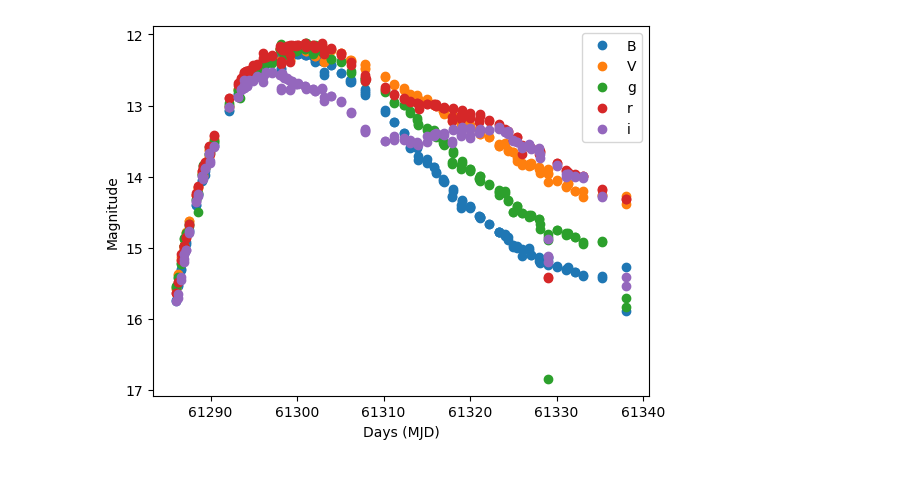
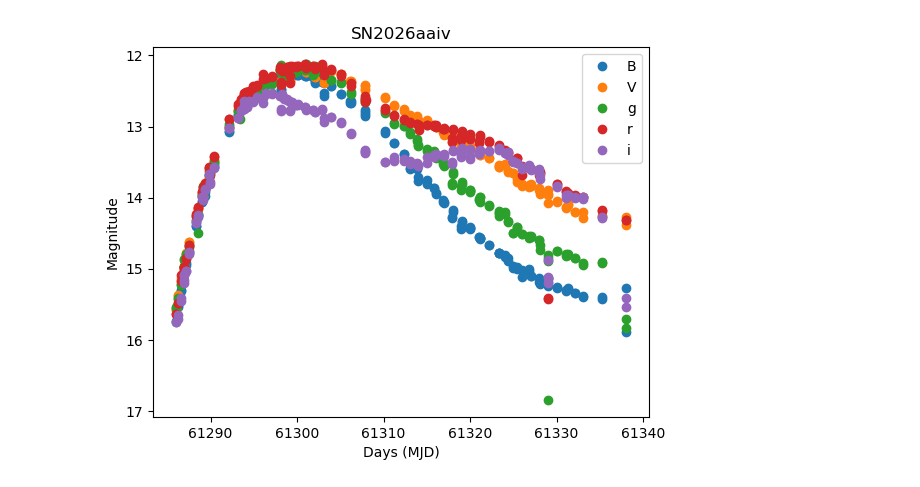
Before and after one commit to AaKavan/ASTR302_SLASH, a Jupyter notebook: base_curves.ipynb, the cells around one changed output. Saved outputs shown, nothing was run; the diff lists cells and outputs as text; code cells hidden in the pictures.

```diff
--- a/base_curves.ipynb
+++ b/base_curves.ipynb
@@ -3,34 +3,35 @@ import numpy as np
 import matplotlib.pyplot as plt
 # %%
 ### names=True uses the first line as column names.
-data = np.genfromtxt("data/SN2026aaiv.txt", names=True, dtype=None, encoding=None)
+data26 = np.genfromtxt("data/SN2026aaiv.txt", names=True, dtype=None, encoding=None)
 
 # Pull out each column
-days = data["mjd"]
-mags = data["mag"]
-filters = data["filter"]
+days26 = data26["mjd"]
+mags26 = data26["mag"]
+filters26 = data26["filter"]
 
 
 # Keep only the points for each filter
-B_days, B_mags = days[filters == "B"], mags[filters == "B"]
-V_days, V_mags = days[filters == "V"], mags[filters == "V"]
-g_days, g_mags = days[filters == "gp"], mags[filters == "gp"]
-r_days, r_mags = days[filters == "rp"], mags[filters == "rp"]
-i_days, i_mags = days[filters == "ip"], mags[filters == "ip"]
+B_days26, B_mags26 = days26[filters26 == "B"], mags26[filters26 == "B"]
+V_days26, V_mags26 = days26[filters26 == "V"], mags26[filters26 == "V"]
+g_days26, g_mags26 = days26[filters26 == "gp"], mags26[filters26 == "gp"]
+r_days26, r_mags26 = days26[filters26 == "rp"], mags26[filters26 == "rp"]
+i_days26, i_mags26 = days26[filters26 == "ip"], mags26[filters26 == "ip"]
 
 ### Plot each filter as dots
 fig, ax = plt.subplots()
-ax.plot(B_days, B_mags, "o", label="B")
-ax.plot(V_days, V_mags, "o", label="V")
-ax.plot(g_days, g_mags, "o", label="g")
-ax.plot(r_days, r_mags, "o", label="r")
-ax.plot(i_days, i_mags, "o", label="i")
+ax.plot(B_days26, B_mags26, "o", label="B")
+ax.plot(V_days26, V_mags26, "o", label="V")
+ax.plot(g_days26, g_mags26, "o", label="g")
+ax.plot(r_days26, r_mags26, "o", label="r")
+ax.plot(i_days26, i_mags26, "o", label="i")
 
 ### invert y axis
-plt.gca().invert_yaxis()
-plt.xlabel("Days (MJD)")
-plt.ylabel("Magnitude")
-plt.legend()
+ax.invert_yaxis()
+ax.set_xlabel("Days (MJD)")
+ax.set_ylabel("Magnitude")
+ax.set_title("SN2026aaiv")
+ax.legend()
 plt.show()
 # %% [output]
-[figure, old version]
+[figure, new version]
```
Also changed, not shown: parts of 1 cell of this notebook.
